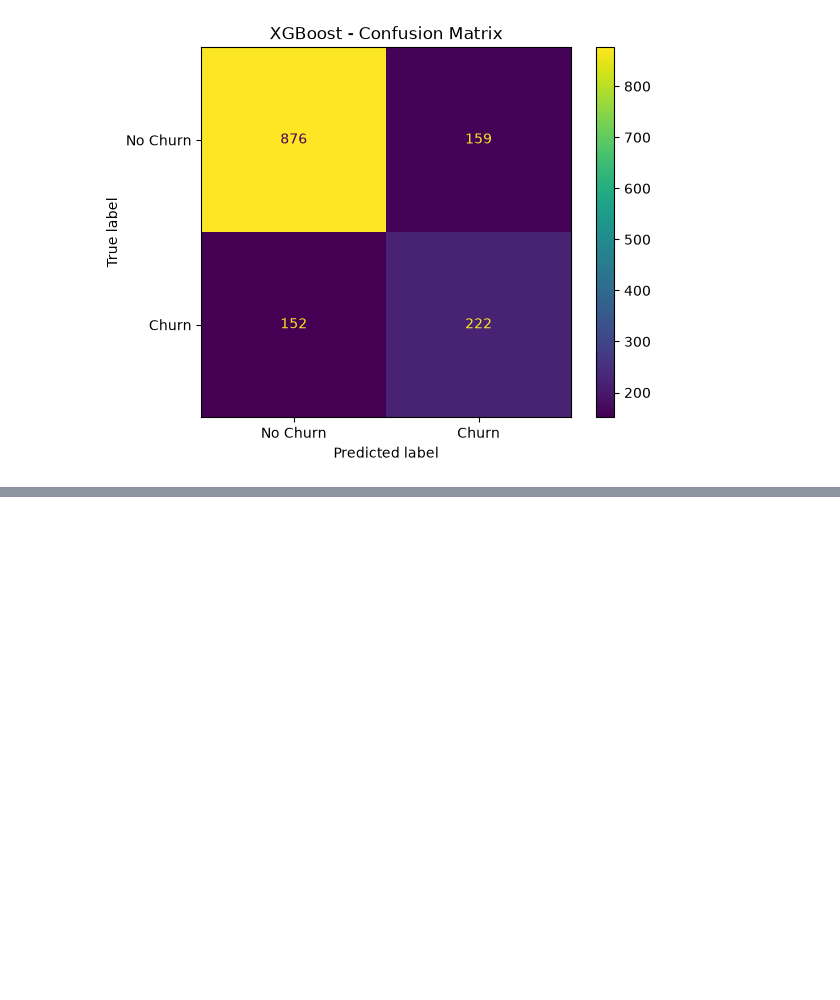
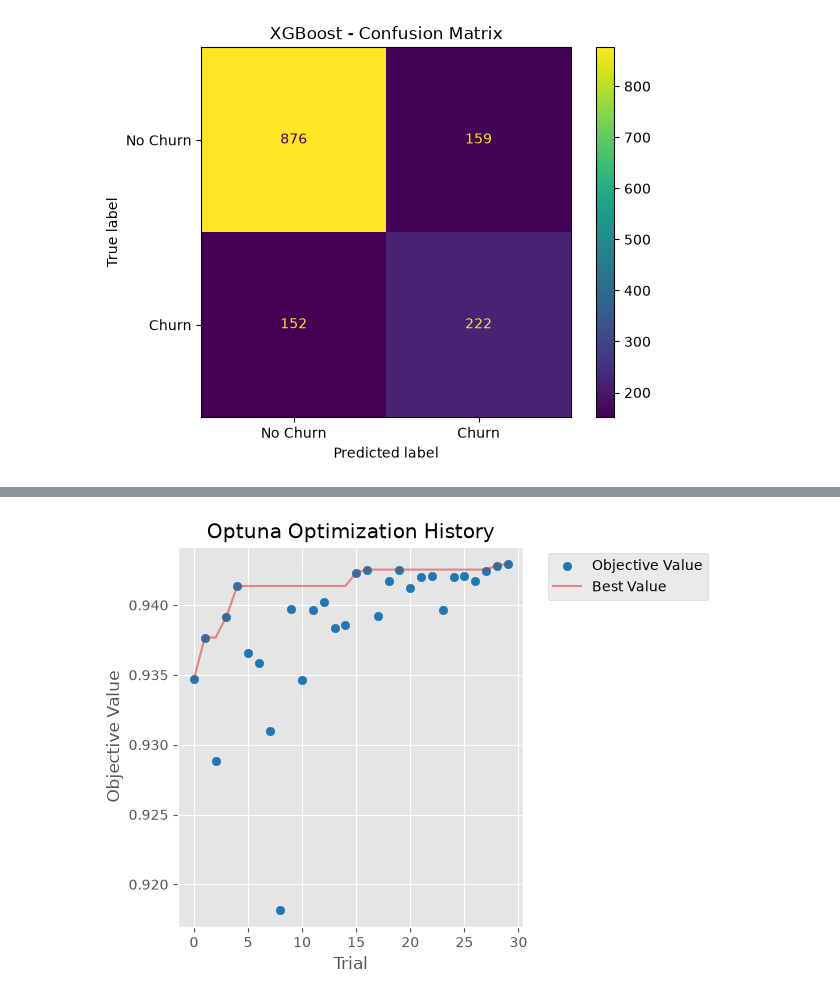
Before and after one commit to abhasj05204/Customer-Churn-Prediction, a Jupyter notebook: notebooks/EDA.ipynb, the cells around one changed output, grey strips where cells are left out. Drawn from its saved outputs; the diff is of its cells as text; code cells hidden in the pictures; blank space fills up the shorter version.

Commit message:
started optimization with phase 4 complete.

```diff
--- a/notebooks/EDA.ipynb
+++ b/notebooks/EDA.ipynb
@@ -1620,0 +1838,7 @@ plt.show()
+# %%
+study = optuna.create_study(
+    direction="maximize",
+    study_name="xgboost_churn_optimization"
+)
+
+print("Optuna study created successfully.")
@@ -1620,0 +1894,8 @@ plt.show()
+# %%
+optuna.visualization.matplotlib.plot_optimization_history(study)
+
+plt.title("Optuna Optimization History")
+plt.tight_layout()
+plt.show()
+# %% [output]
+[figure, added]
```
Also changed, not shown: parts of 23 cells of this notebook.
